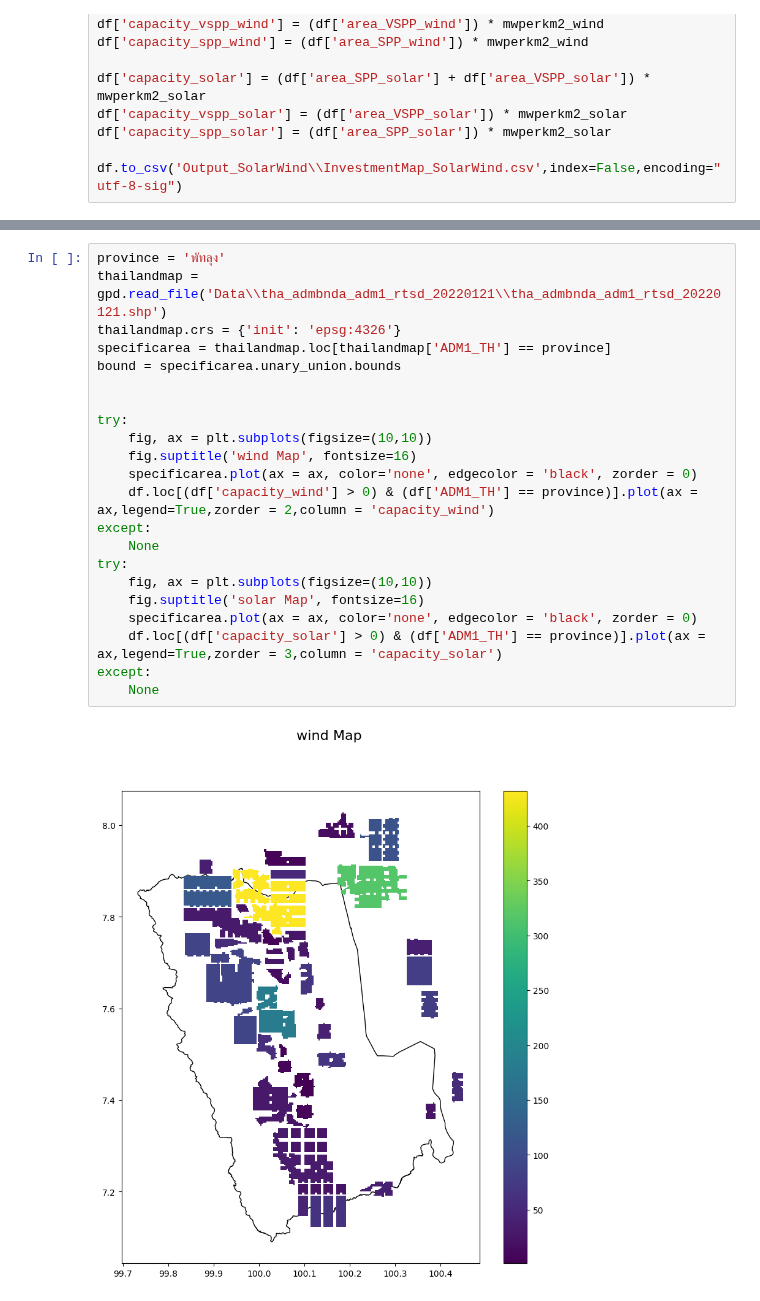
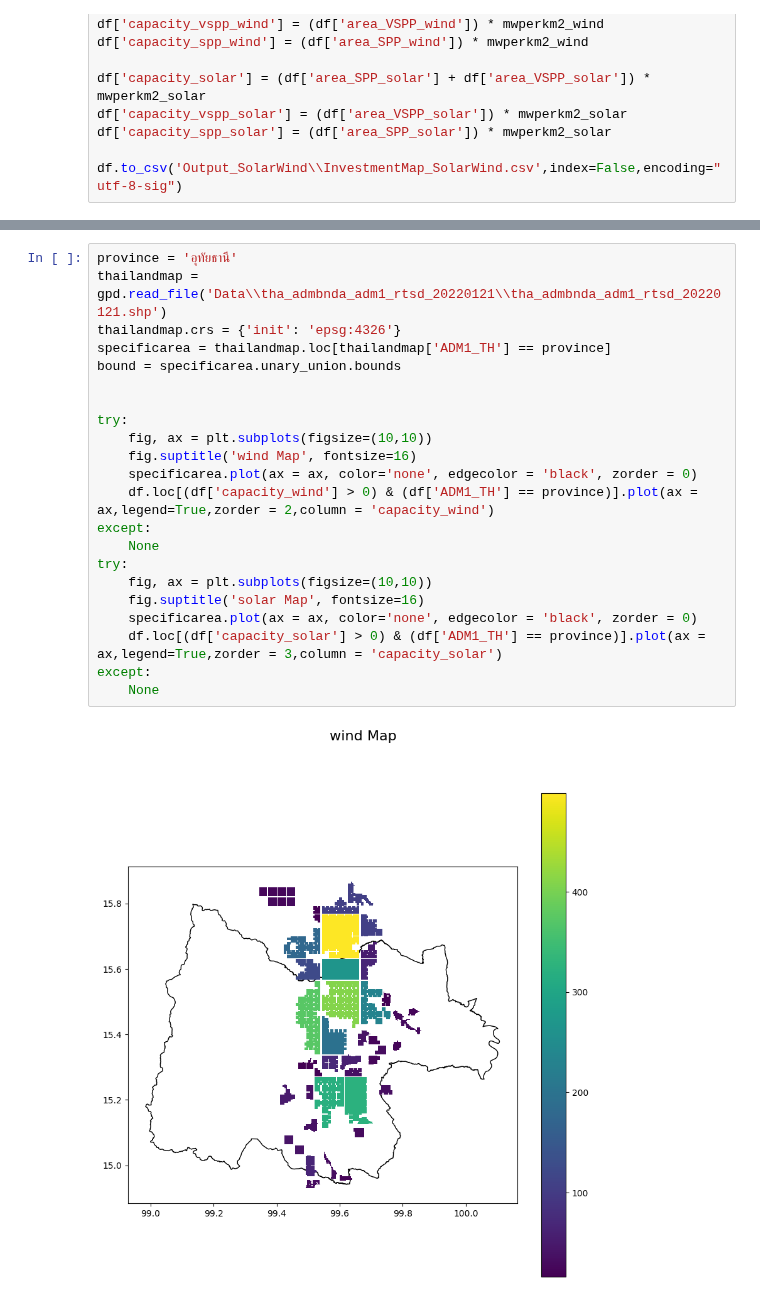
Before and after one commit to NarasetS/REPowerPlant_Siting, a Jupyter notebook: 12_SI_InvestmentMap_SolarWind.ipynb, the cells around one changed output, grey strips where cells are left out. Saved outputs shown, nothing was run; the diff lists cells and outputs as text.

```diff
--- a/12_SI_InvestmentMap_SolarWind.ipynb
+++ b/12_SI_InvestmentMap_SolarWind.ipynb
@@ -403,24 +407,24 @@ except:
 # %%
-province = 'พัทลุง'
+province = 'อุทัยธานี'
 thailandmap = gpd.read_file('Data\\tha_admbnda_adm1_rtsd_20220121\\tha_admbnda_adm1_rtsd_20220121.shp')
 thailandmap.crs = {'init': 'epsg:4326'}
 specificarea = thailandmap.loc[thailandmap['ADM1_TH'] == province]
 bound = specificarea.unary_union.bounds
 
 
 try:
     fig, ax = plt.subplots(figsize=(10,10))
     fig.suptitle('wind Map', fontsize=16)
     specificarea.plot(ax = ax, color='none', edgecolor = 'black', zorder = 0)
     df.loc[(df['capacity_wind'] > 0) & (df['ADM1_TH'] == province)].plot(ax = ax,legend=True,zorder = 2,column = 'capacity_wind')
 except:
     None
 try:
     fig, ax = plt.subplots(figsize=(10,10))
     fig.suptitle('solar Map', fontsize=16)
     specificarea.plot(ax = ax, color='none', edgecolor = 'black', zorder = 0)
     df.loc[(df['capacity_solar'] > 0) & (df['ADM1_TH'] == province)].plot(ax = ax,legend=True,zorder = 3,column = 'capacity_solar')
 except:
     None
 # %% [output]
-[figure, old version]
+[figure, new version]
```
Also changed, not shown: parts of 8 cells of this notebook, 2 other files.
